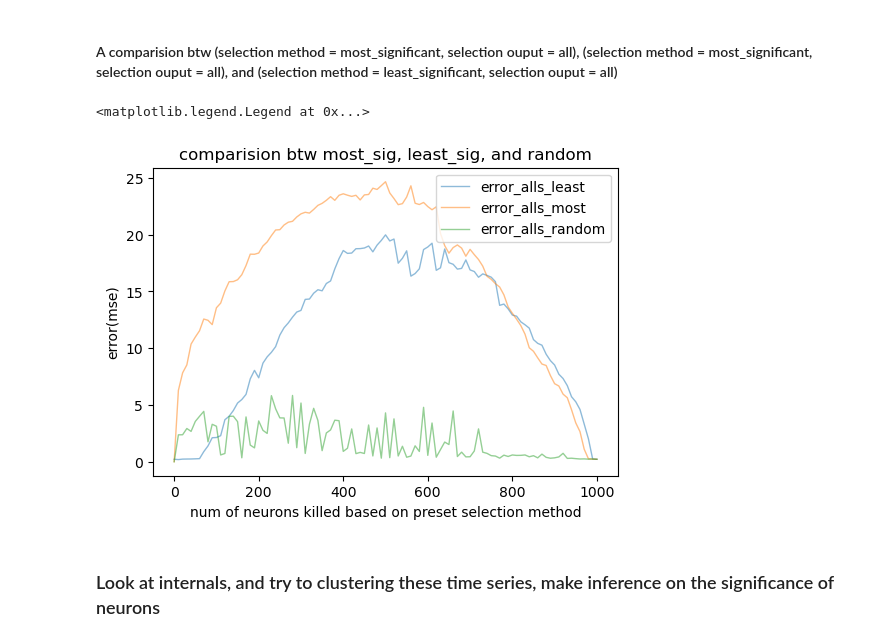
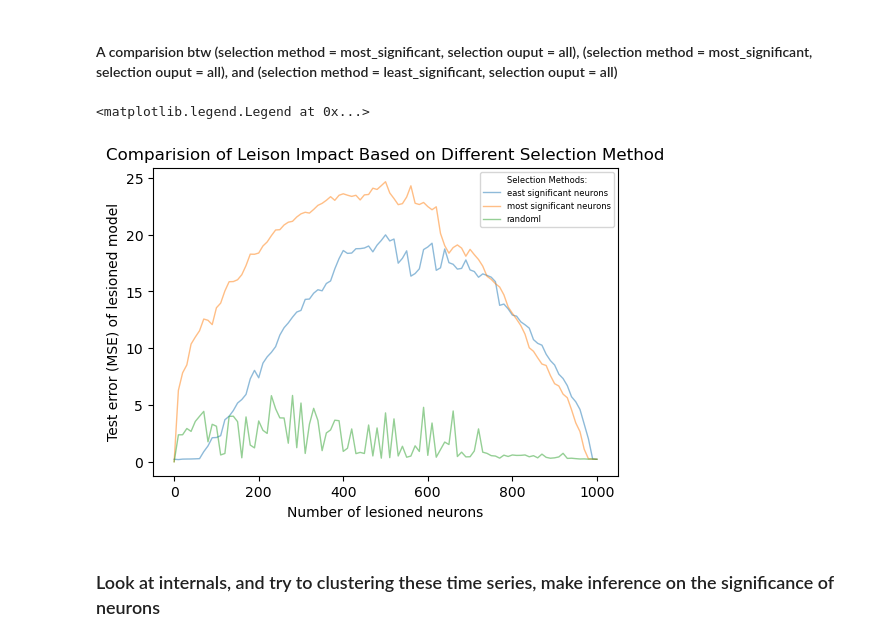
Before and after one commit to Noahkong12/TriceratopsWithLesion, a Jupyter notebook: ESN-WM/plot_weights_and_internals.ipynb, the cells around one changed output. Cells and saved outputs as stored; diff of their text form; code cells hidden in the pictures.

```diff
--- a/ESN-WM/plot_weights_and_internals.ipynb
+++ b/ESN-WM/plot_weights_and_internals.ipynb
@@ -295,17 +295,17 @@ error_alls_random = np.load("error_alls_random_all.npy")
 # %%
 x = np.linspace(0, 1000, 101, dtype = int)
 
 plt.figure(figsize=(6, 4))  # Optional: Adjust the figure size
-plt.plot(x, error_alls_least, linewidth=1, alpha=0.5, label = 'error_alls_least')
-plt.plot(x, error_alls_most, linewidth=1, alpha=0.5, label='error_alls_most')
-plt.plot(x, error_alls_random, linewidth=1, alpha=0.5, label='error_alls_random')
-plt.xlabel('num of neurons killed based on preset selection method')
-plt.ylabel('error(mse)')
-plt.title('comparision btw most_sig, least_sig, and random')
-plt.legend()
+plt.plot(x, error_alls_least, linewidth=1, alpha=0.5, label = 'east significant neurons')
+plt.plot(x, error_alls_most, linewidth=1, alpha=0.5, label='most significant neurons')
+plt.plot(x, error_alls_random, linewidth=1, alpha=0.5, label='randoml')
+plt.xlabel('Number of lesioned neurons')
+plt.ylabel('Test error (MSE) of lesioned model')
+plt.title('Comparision of Leison Impact Based on Different Selection Method')
+plt.legend(title='Selection Methods:', title_fontsize = 6, fontsize=6)
 # %% [output]
 <matplotlib.legend.Legend at 0x...>
-[figure, old version]
+[figure, new version]
 # %% [markdown]
 ### Look at internals, and try to clustering these time series, make inference on the significance of neurons
 # %%
```
Also changed, not shown: parts of 2 cells of this notebook, 1 other file.
